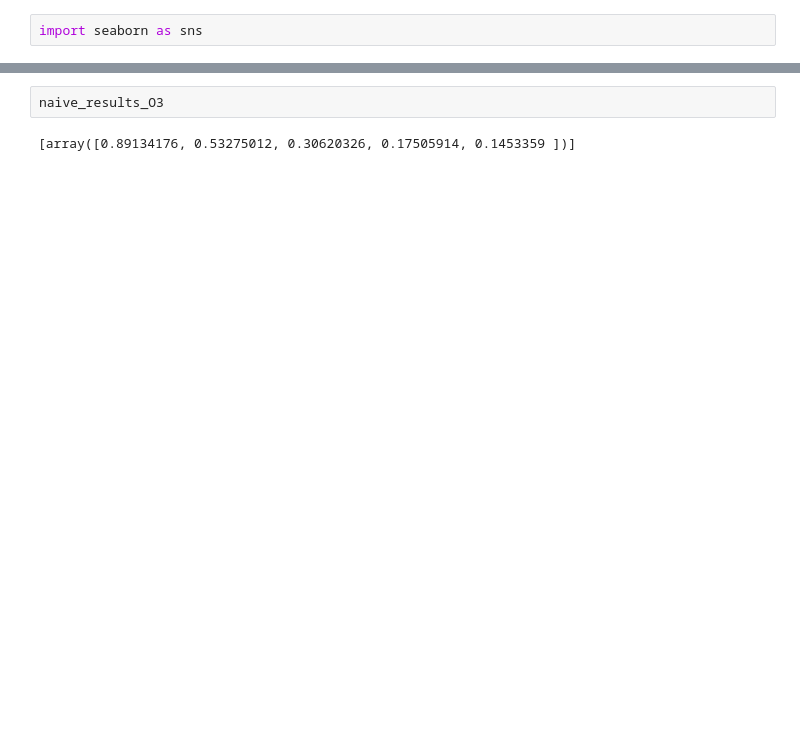
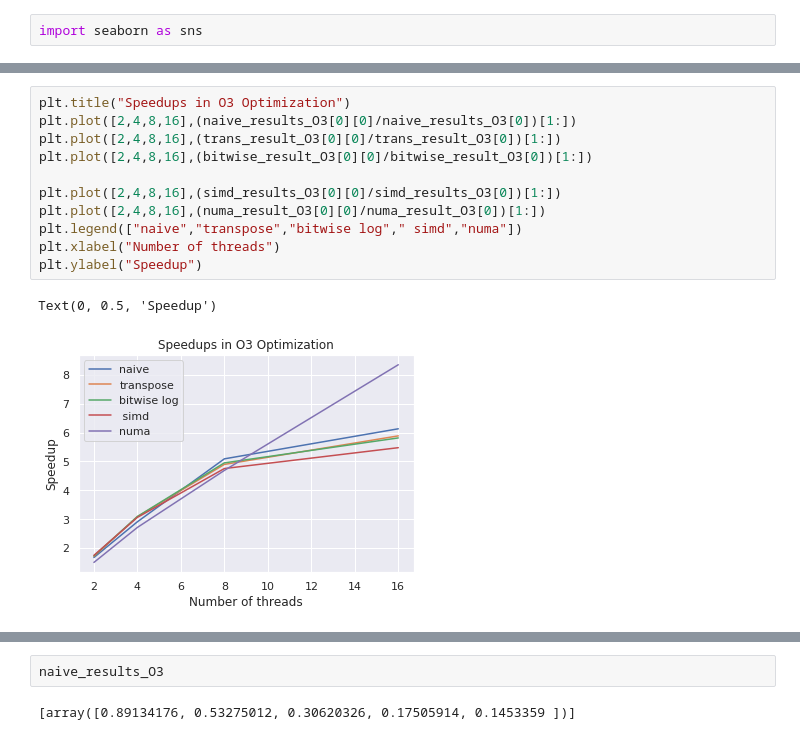
Before and after one commit to keremyldrr/CS406, a Jupyter notebook: Paralel Stats.ipynb, the cells around one changed output, grey strips where cells are left out. Saved outputs shown, nothing was run; the diff lists cells and outputs as text; blank space fills up the shorter version.

```diff
--- a/Paralel Stats.ipynb
+++ b/Paralel Stats.ipynb
@@ -81 +127,15 @@ plt.legend(["naive","transpose","bitwise","simd","numa"])
+# %%
+plt.title("Speedups in O3 Optimization")
+plt.plot([2,4,8,16],(naive_results_O3[0][0]/naive_results_O3[0])[1:])
+plt.plot([2,4,8,16],(trans_result_O3[0][0]/trans_result_O3[0])[1:])
+plt.plot([2,4,8,16],(bitwise_result_O3[0][0]/bitwise_result_O3[0])[1:])
+
+plt.plot([2,4,8,16],(simd_results_O3[0][0]/simd_results_O3[0])[1:])
+plt.plot([2,4,8,16],(numa_result_O3[0][0]/numa_result_O3[0])[1:])
+plt.legend(["naive","transpose","bitwise log"," simd","numa"])
+plt.xlabel("Number of threads")
+plt.ylabel("Speedup")
+# %% [output]
+Text(0, 0.5, 'Speedup')
+[figure, added]
 # %%
```
Also changed, not shown: parts of 24 cells of this notebook, 15 other files.
